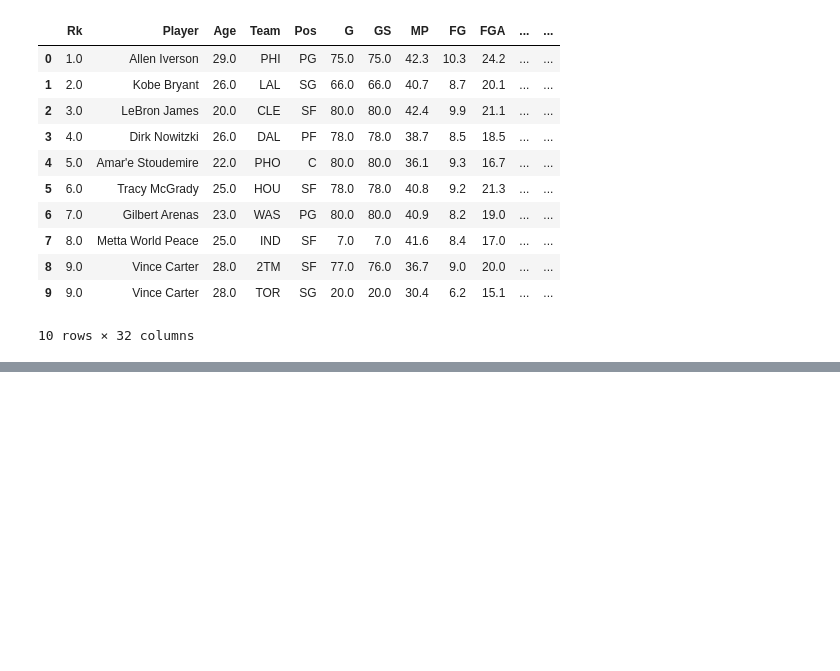
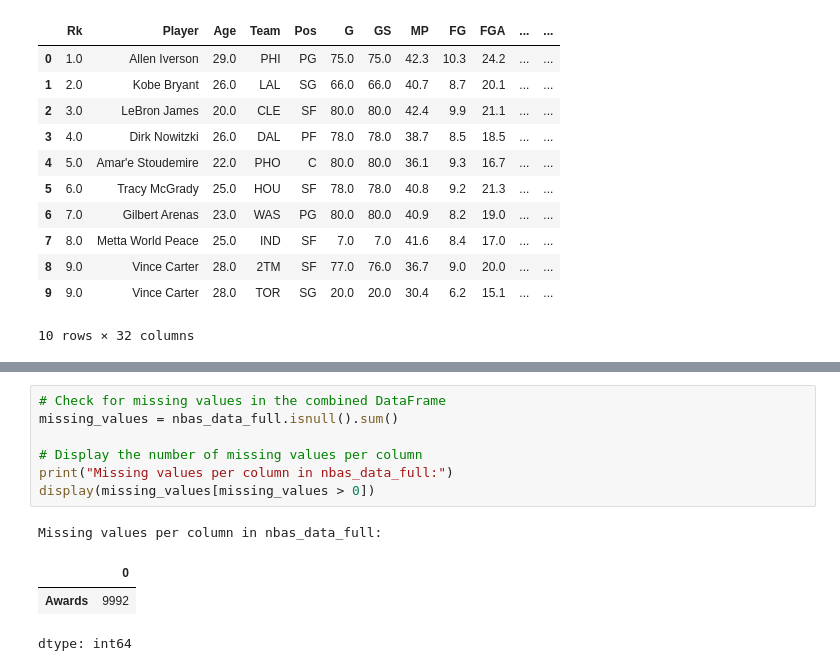
Before and after one commit to maadmaaax/Project_NBA_GroupM, a Jupyter notebook: Analyse_Principale.ipynb, the cells around one changed output, grey strips where cells are left out. Saved outputs shown, nothing was run; the diff lists cells and outputs as text; blank space fills up the shorter version.

```diff
--- a/Analyse_Principale.ipynb
+++ b/Analyse_Principale.ipynb
@@ -154,0 +221,12 @@ rs2005.head(10)
+# %%
+# Check for missing values in the combined DataFrame
+missing_values = nbas_data_full.isnull().sum()
+
+# Display the number of missing values per column
+print("Missing values per column in nbas_data_full:")
+display(missing_values[missing_values > 0])
+# %% [output]
+Missing values per column in nbas_data_full:
+|  | 0 |
+| Awards | 9992 |
+dtype: int64
```
Also changed, not shown: parts of 6 cells of this notebook.
